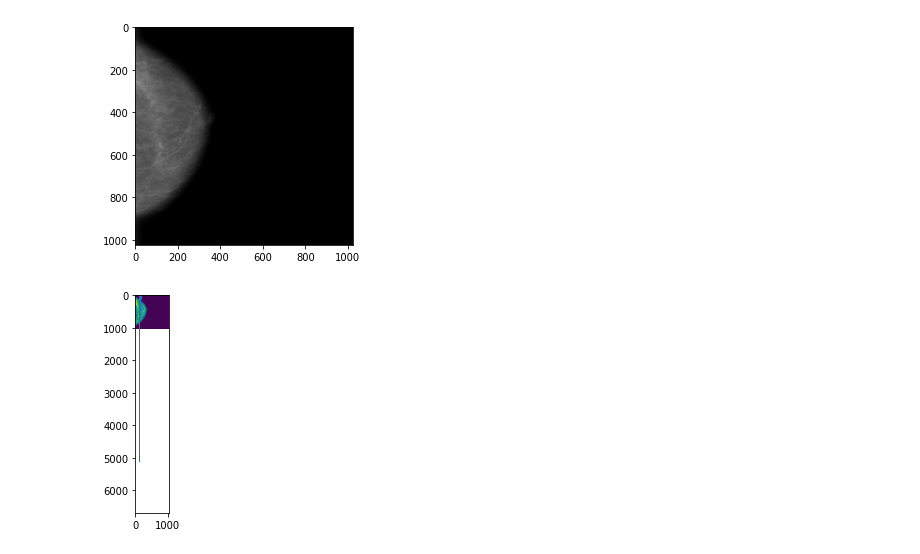
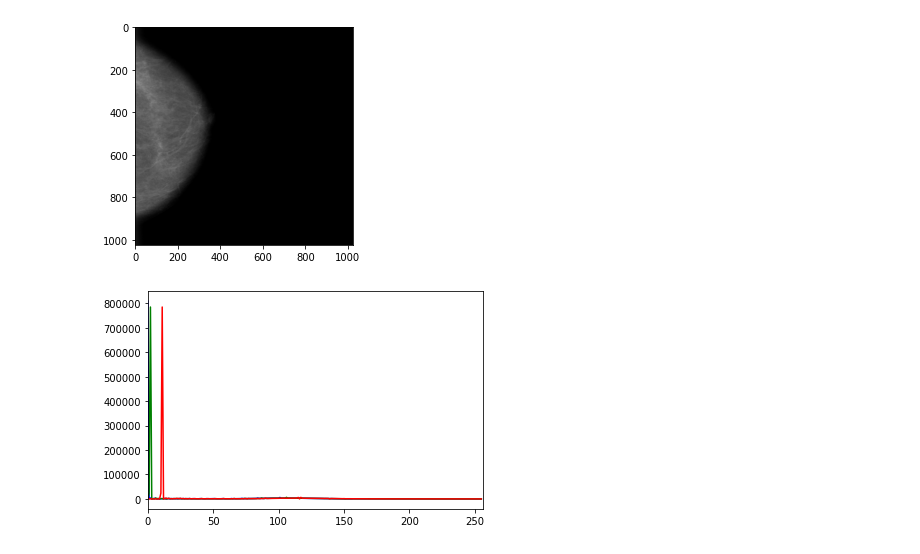
Before and after one commit to KoNGoL/tfm_breast_cancer_detection, a Jupyter notebook: Pruebas.ipynb, the cells around one changed output. Drawn from its saved outputs; the diff is of its cells as text; code cells hidden in the pictures.

Commit message:
- CLAHE terminado

```diff
--- a/Pruebas.ipynb
+++ b/Pruebas.ipynb
@@ -136,56 +136,29 @@ output_noise_image = out_path + name + "_noise_removed.png"
 remove_noise(input_image, output_noise_image)
 # %% [output]
 [figure]
-# %%
-# CLAHE (contrast limited adaptive histogram equalization)
-def clahe(image_path, output_path):
-    img = cv2.imread(image_path)
-    grayimg = cv2.cvtColor(img, cv2.COLOR_BGR2GRAY)
-    img_clahe = cv2.createCLAHE(clipLimit=2.0, tileGridSize=(5,5))
-    img_clahe = img_clahe.apply(grayimg)
-    plt.imshow(img_clahe)
-    cv2.imwrite(os.path.join(output_path), img_clahe)
-
-def clahe2(image_path, clip=2.0, tile=(5, 5)):
-    # Applies the CLAHE function to the picture
-    img = cv2.imread(image_path)
-    img = cv2.normalize(
-        img,
-        None,
-        alpha=0,
-        beta=255,
-        norm_type=cv2.NORM_MINMAX,
-        dtype=cv2.CV_8UC1,
-    )
-    clahe_create = cv2.createCLAHE(clipLimit=clip, tileGridSize=tile)
-
-    R, G, B = cv2.split(img)
-    output1_R = clahe_create.apply(R)
-    output1_G = clahe_create.apply(G)
-    output1_B = clahe_create.apply(B)
-
-    clahe_img = cv2.merge((output1_R, output1_G, output1_B))
-    cv2.imwrite(os.path.join(out_path + name + "_clahe2.png"), clahe_img)
-
-def clahe3(image_path):
-    img = cv2.imread(image_path)
-    grayimg = cv2.cvtColor(img, cv2.COLOR_BGR2GRAY)
-    equ = cv2.equalizeHist(grayimg)
-    # plt.hist(grayimg.flat, bins=100, range=(0, 255))
-    # plt.hist(equ.flat, bins=100, range=(0, 255))
-    clahe = cv2.createCLAHE(clipLimit =2.0, tileGridSize=(5, 5))
-    cl_img = clahe.apply(grayimg)
-    ret, thresh3 = cv2.threshold(cl_img, 0, 255, cv2.THRESH_BINARY + cv2.THRESH_OTSU)
-    plt.hist(cl_img.flat, bins=100, range=(100, 255))
-    # print(ret)
-    # print(thresh3)
-    # plt.imshow(thresh3)
-    # cv2.imwrite(os.path.join(out_path + name + "_clahe3.png"), thresh3)
-
-input_image = out_path + name + "_noise_removed.png"
-output_clahe_image = out_path + name + "_clahe.png"
-clahe(input_image, out_path + name + "_clahe.png")
-# clahe2(input_image)
-clahe3(input_image)
-# %% [output]
-[figure, removed]
+# %%
+# CLAHE (contrast limited adaptive histogram equalization)
+def clahe(image_path, output_path, clip=2.0, tile=(5,5)):
+    img = cv2.imread(image_path)
+    lab = cv2.cvtColor(img, cv2.COLOR_BGR2LAB)
+    lab_planes = list(cv2.split(lab))
+    clahe = cv2.createCLAHE(clipLimit=clip, tileGridSize=tile)
+    lab_planes[0] = clahe.apply(lab_planes[0])
+    lab_planes[1] = clahe.apply(lab_planes[1])
+    lab_planes[2] = clahe.apply(lab_planes[2])
+    lab = cv2.merge(lab_planes)
+    img = cv2.cvtColor(lab, cv2.COLOR_LAB2BGR)
+    # plt.imshow(img)
+    cv2.imwrite(os.path.join(output_path), img)
+    color = ('b','g','r')
+    for i,col in enumerate(color):
+        histr, _ = np.histogram(img[:,:,i],256,[0,256])
+        plt.plot(histr,color = col)
+        plt.xlim([0,256])
+    plt.show()
+
+input_image = out_path + name + "_noise_removed.png"
+output_clahe_image = out_path + name + "_clahe.png"
+clahe(input_image, output_clahe_image)
+# %% [output]
+[figure, added]
```
